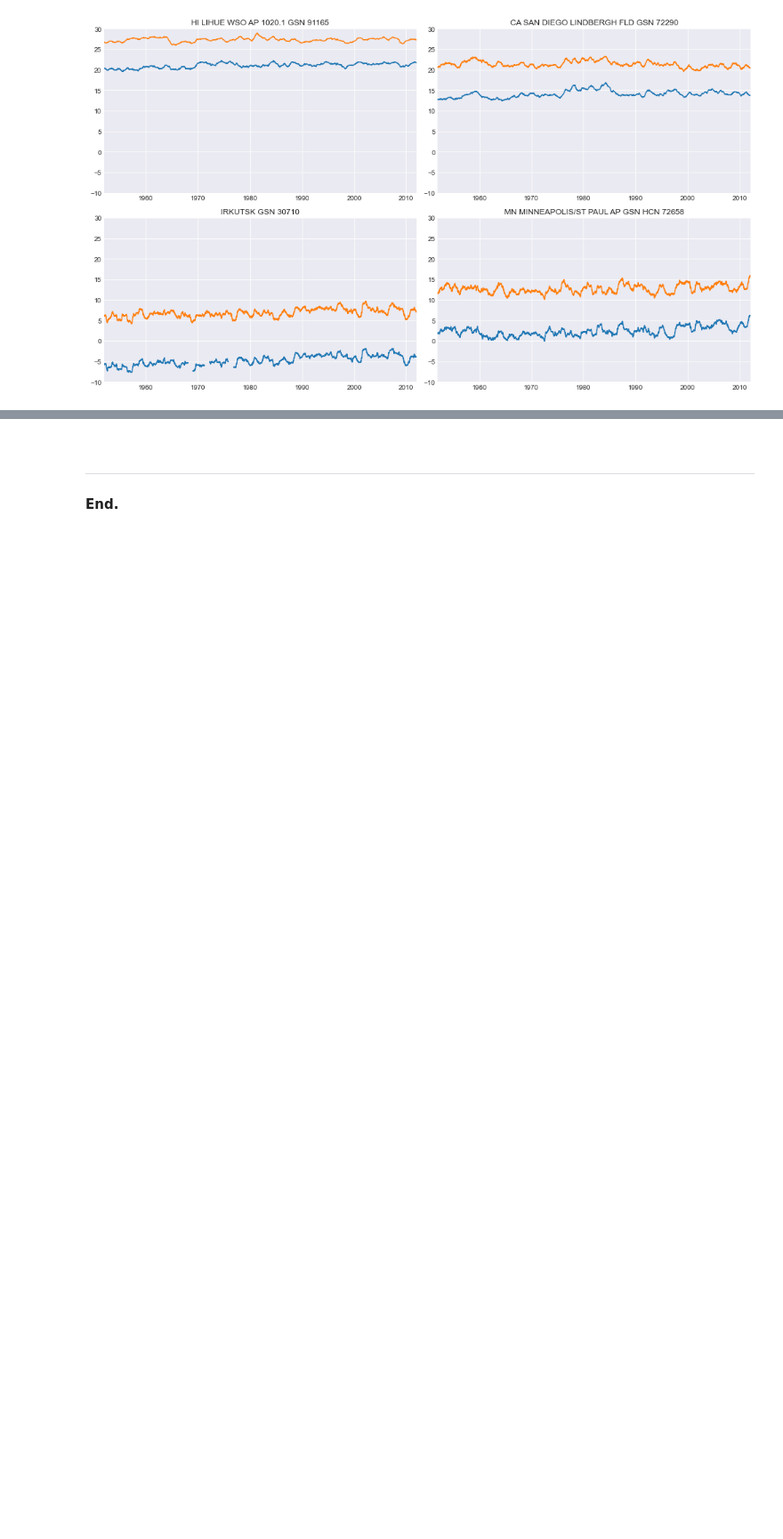
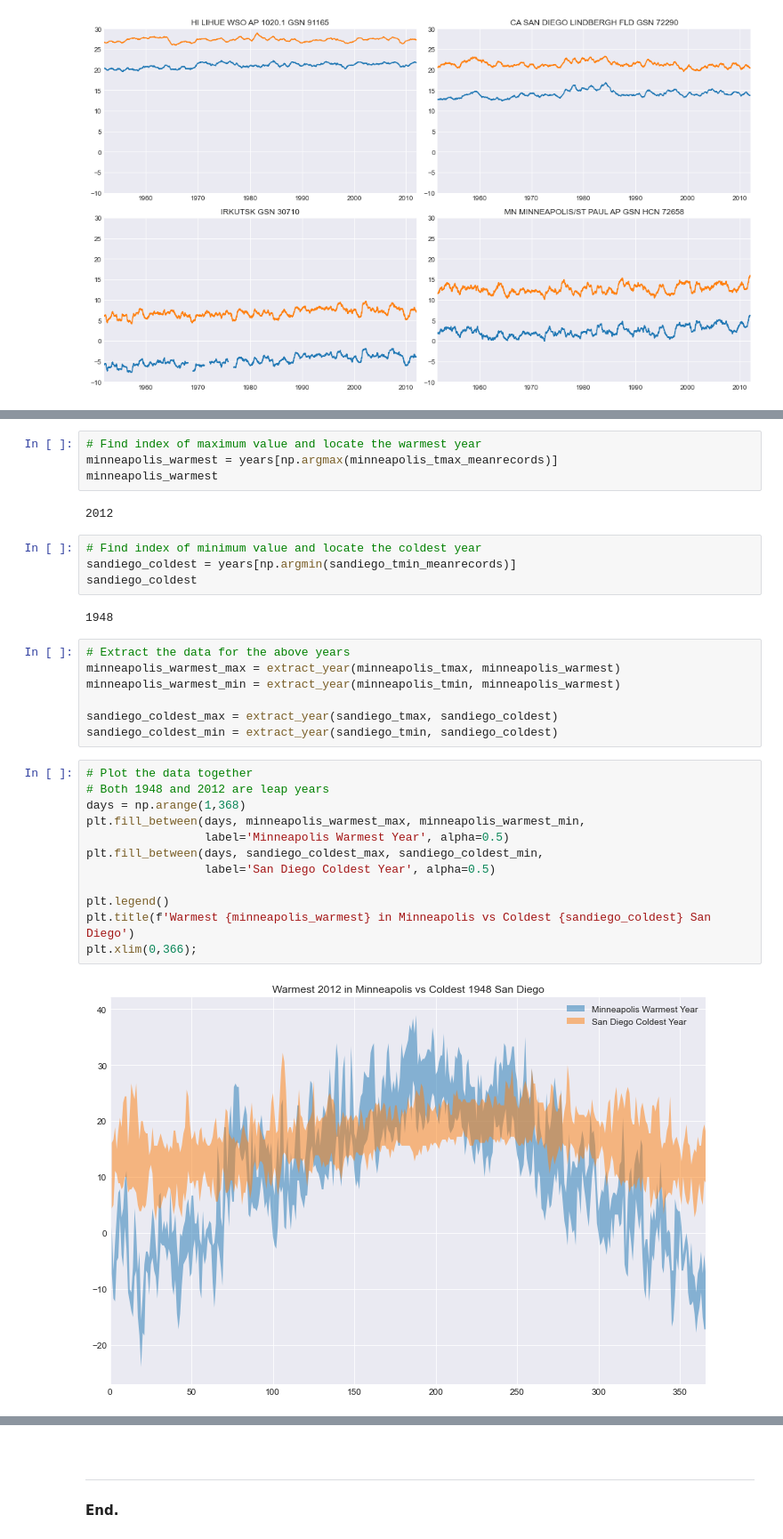
Before and after one commit to olgarozhdestvina/Data-Science-and-Machine-Learning, a Jupyter notebook: Data analytics/Weather data.ipynb, the cells around one changed output, grey strips where cells are left out. Shown: that part at 89% size. Drawn from its saved outputs; the diff is of its cells as text; blank space fills up the shorter version.

```diff
--- a/Data analytics/Weather data.ipynb
+++ b/Data analytics/Weather data.ipynb
@@ -401,0 +452,33 @@ plt.title('Lihue Temperature Records in 2009');
+# %%
+# Find index of maximum value and locate the warmest year
+minneapolis_warmest = years[np.argmax(minneapolis_tmax_meanrecords)]
+minneapolis_warmest
+# %% [output]
+2012
+# %%
+# Find index of minimum value and locate the coldest year
+sandiego_coldest = years[np.argmin(sandiego_tmin_meanrecords)]
+sandiego_coldest
+# %% [output]
+1948
+# %%
+# Extract the data for the above years
+minneapolis_warmest_max = extract_year(minneapolis_tmax, minneapolis_warmest)
+minneapolis_warmest_min = extract_year(minneapolis_tmin, minneapolis_warmest)
+
+sandiego_coldest_max = extract_year(sandiego_tmax, sandiego_coldest)
+sandiego_coldest_min = extract_year(sandiego_tmin, sandiego_coldest)
+# %%
+# Plot the data together
+# Both 1948 and 2012 are leap years
+days = np.arange(1,368)
+plt.fill_between(days, minneapolis_warmest_max, minneapolis_warmest_min,
+                 label='Minneapolis Warmest Year', alpha=0.5)
+plt.fill_between(days, sandiego_coldest_max, sandiego_coldest_min,
+                 label='San Diego Coldest Year', alpha=0.5)
+
+plt.legend()
+plt.title(f'Warmest {minneapolis_warmest} in Minneapolis vs Coldest {sandiego_coldest} San Diego')
+plt.xlim(0,366);
+# %% [output]
+[figure, added]
```
Also changed, not shown: parts of 33 cells of this notebook.
